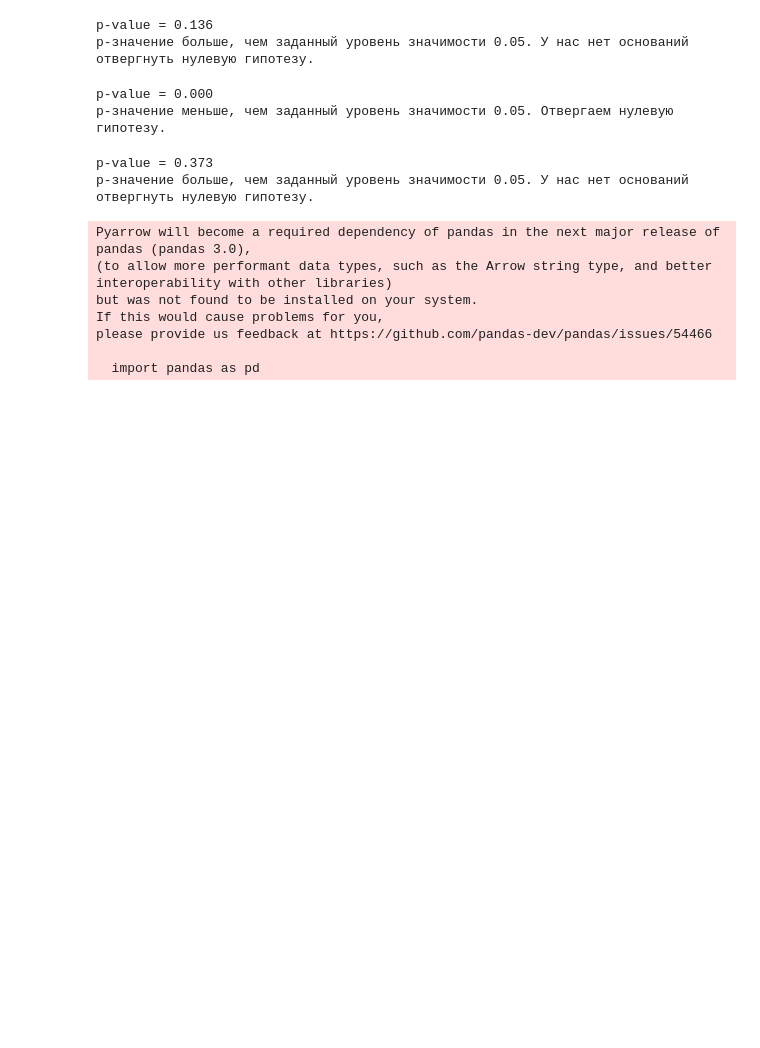
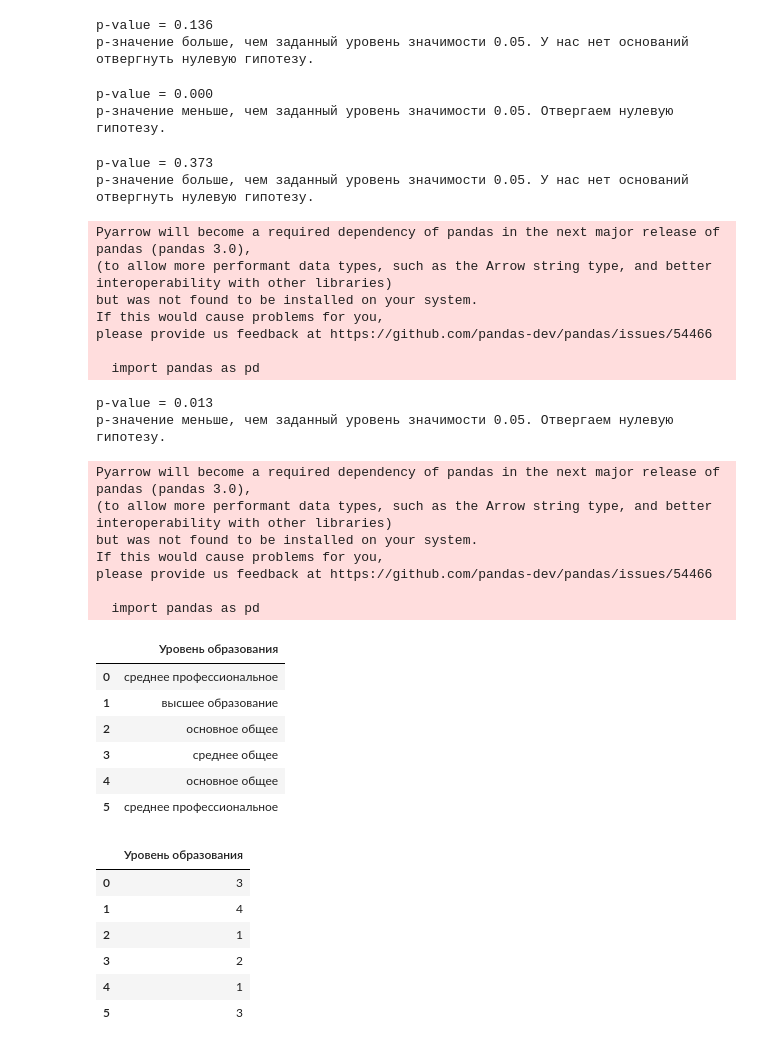
Before and after one commit to ivajazz/EDA_4, a Jupyter notebook: EDA_4.ipynb, the cells around one changed output. Cells and saved outputs as stored; diff of their text form; code cells hidden in the pictures; blank space fills up the shorter version.

Commit message:
работа с тестами для категориальных данных

```diff
--- a/EDA_4.ipynb
+++ b/EDA_4.ipynb
@@ -479,3 +479,61 @@ If this would cause problems for you,
 please provide us feedback at https://github.com/pandas-dev/pandas/issues/54466
 
   import pandas as pd
+# %%
+from statsmodels.stats.contingency_tables import mcnemar
+import pandas as pd
+
+# задаём уровень значимости
+alpha = 0.05
+
+data = pd.read_csv('cat_variables_usage.csv')
+
+# вычисляем таблицу сопряжённости
+table = pd.crosstab(data['До'], data['После'])
+
+# проводим тест
+res = mcnemar(table)
+
+# извлекаем значение p-value из результатов теста
+p = res.pvalue
+
+print('p-value = {:.3f}'.format(p))
+
+# интерпретируем результат
+if p <= alpha:
+    print('p-значение меньше, чем заданный уровень значимости {:.2f}. Отвергаем нулевую гипотезу.'.format(alpha))
+else:
+    print('p-значение больше, чем заданный уровень значимости {:.2f}. У нас нет оснований отвергнуть нулевую гипотезу.'.format(alpha))
+# %% [output]
+p-value = 0.013
+p-значение меньше, чем заданный уровень значимости 0.05. Отвергаем нулевую гипотезу.
+# %%
+import pandas as pd
+data = pd.DataFrame(["среднее профессиональное", "высшее образование", "основное общее", "среднее общее", "основное общее", "среднее профессиональное"], columns=['Уровень образования'])
+display(data)
+
+# перевод категориального признака в количественный
+data['Уровень образования'] = data['Уровень образования'].replace(["основное общее", "среднее общее", "среднее профессиональное", "высшее образование"], [1, 2, 3, 4])
+display(data)
+# %% [output]
+Pyarrow will become a required dependency of pandas in the next major release of pandas (pandas 3.0),
+(to allow more performant data types, such as the Arrow string type, and better interoperability with other libraries)
+but was not found to be installed on your system.
+If this would cause problems for you,
+please provide us feedback at https://github.com/pandas-dev/pandas/issues/54466
+
+  import pandas as pd
+|  | Уровень образования |
+| 0 | среднее профессиональное |
+| 1 | высшее образование |
+| 2 | основное общее |
+| 3 | среднее общее |
+| 4 | основное общее |
+| 5 | среднее профессиональное |
+|  | Уровень образования |
+| 0 | 3 |
+| 1 | 4 |
+| 2 | 1 |
+| 3 | 2 |
+| 4 | 1 |
+| 5 | 3 |
```
Also changed, not shown: parts of 2 cells of this notebook, 3 other files.
